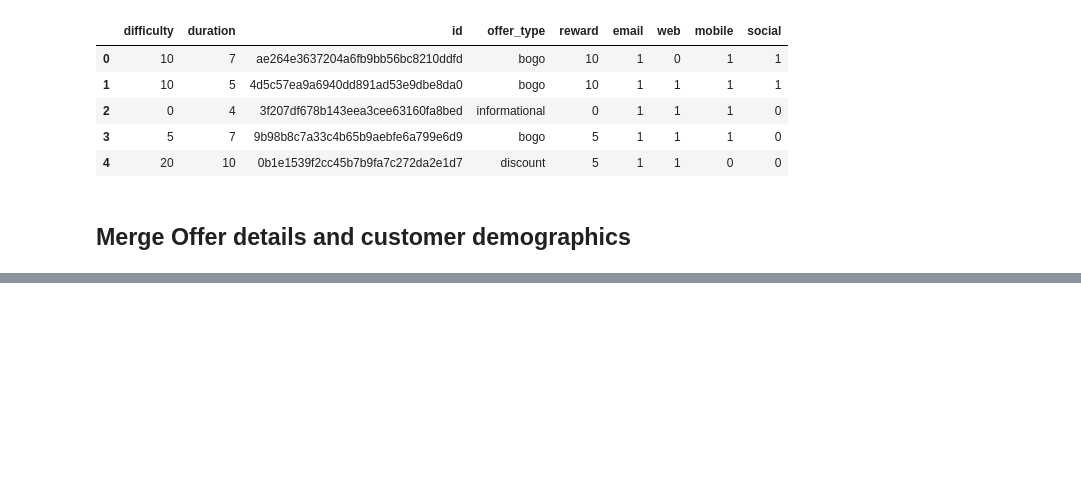
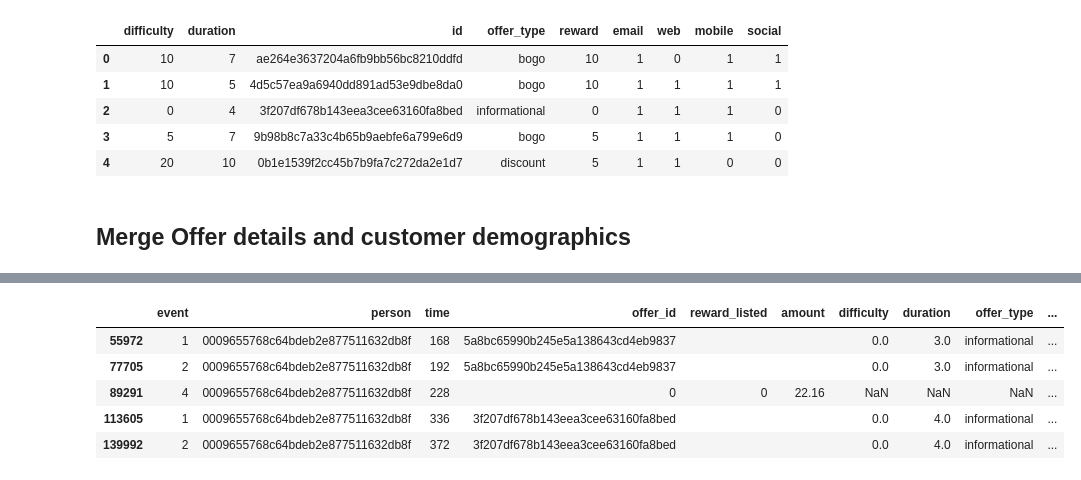
Before and after one commit to Moraut/DSND-Term-2, a Jupyter notebook: 04. Capstone Project/notebook/Starbucks_Capstone_notebook.ipynb, the cells around one changed output, grey strips where cells are left out. Drawn from its saved outputs; the diff is of its cells as text; code cells hidden in the pictures; blank space fills up the shorter version.

```diff
--- a/04. Capstone Project/notebook/Starbucks_Capstone_notebook.ipynb
+++ b/04. Capstone Project/notebook/Starbucks_Capstone_notebook.ipynb
@@ -337,0 +338,19 @@ master.head(5)
+# %%
+#create a dictionary to change the event column values (for sorting pruposes)
+offer_status = {
+                'offer received':1,
+                'offer viewed': 2,
+                'offer completed': 3,
+                'transaction': 4
+               }
+
+master['event']  = master['event'].apply(lambda x: offer_status[x])
+# %%
+master.sort_values(by = ['person','time','offer_id','event']).head(5)
+# %% [output]
+|  | event | person | time | offer_id | reward_listed | amount | difficulty | duration | offer_type | ... |
+| 55972 | 1 | 0009655768c64bdeb2e877511632db8f | 168 | 5a8bc65990b245e5a138643cd4eb9837 |  |  | 0.0 | 3.0 | informational | ... |
+| 77705 | 2 | 0009655768c64bdeb2e877511632db8f | 192 | 5a8bc65990b245e5a138643cd4eb9837 |  |  | 0.0 | 3.0 | informational | ... |
+| 89291 | 4 | 0009655768c64bdeb2e877511632db8f | 228 | 0 | 0 | 22.16 | NaN | NaN | NaN | ... |
+| 113605 | 1 | 0009655768c64bdeb2e877511632db8f | 336 | 3f207df678b143eea3cee63160fa8bed |  |  | 0.0 | 4.0 | informational | ... |
+| 139992 | 2 | 0009655768c64bdeb2e877511632db8f | 372 | 3f207df678b143eea3cee63160fa8bed |  |  | 0.0 | 4.0 | informational | ... |
```
Also changed, not shown: parts of 8 cells of this notebook.
